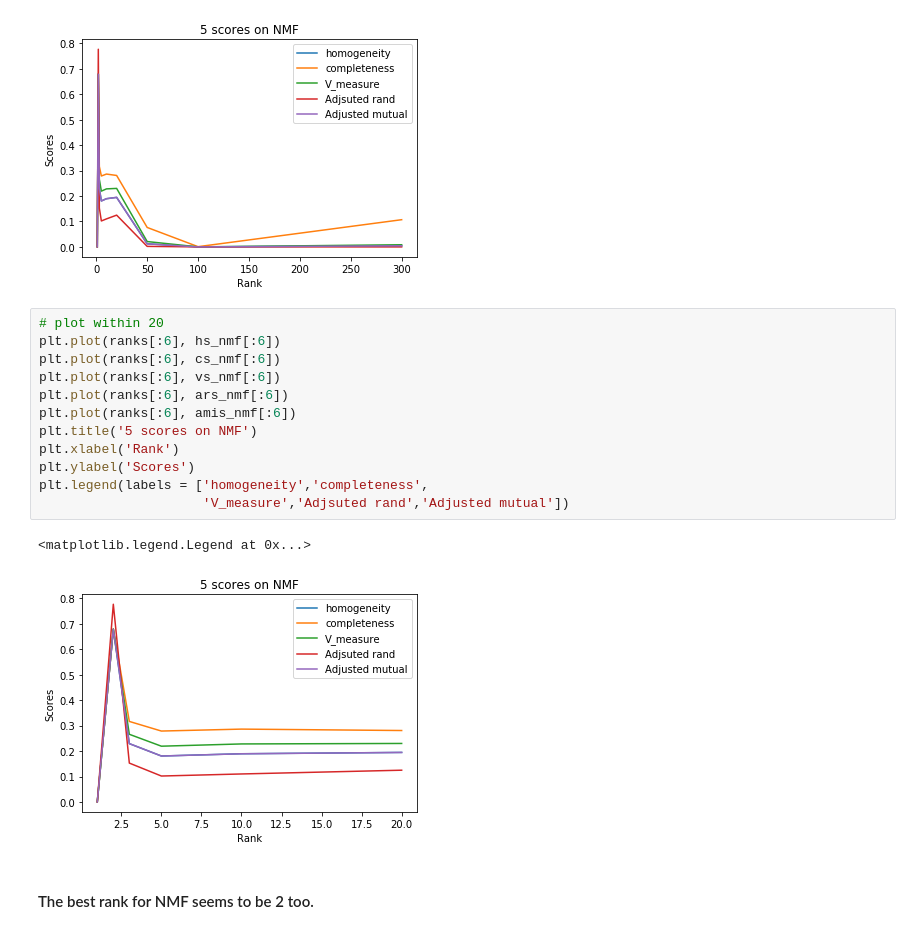
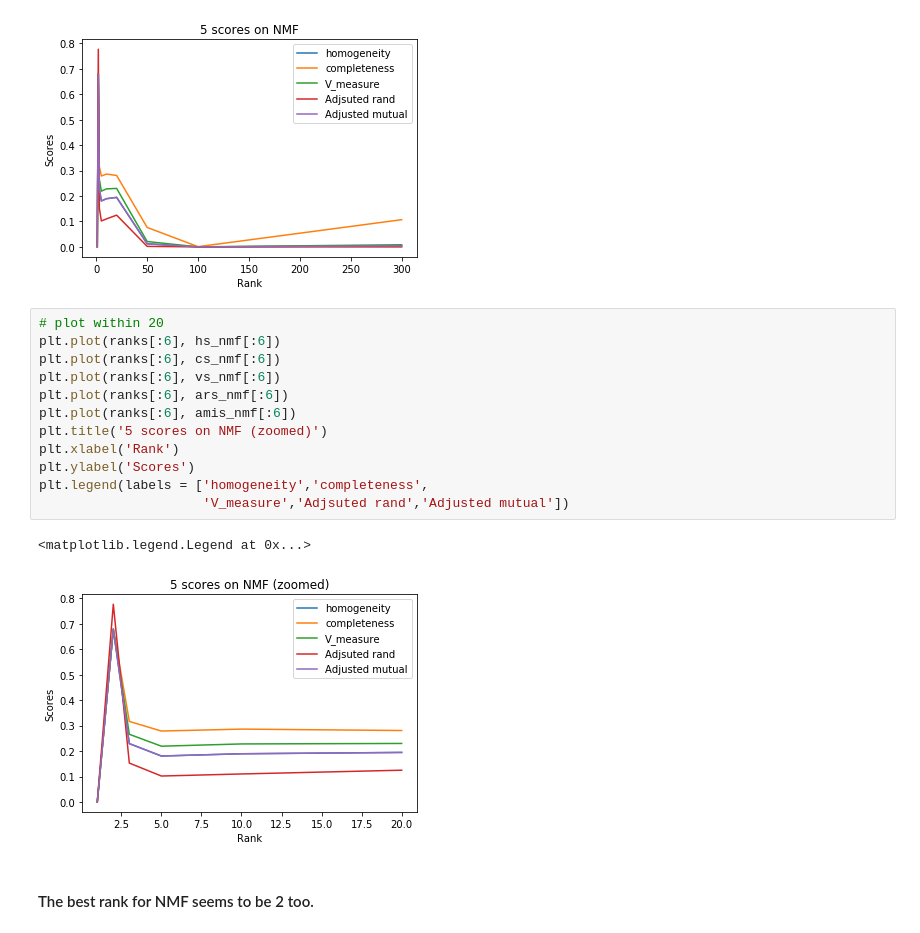
Before and after one commit to Shuyifan/ECE-219-Large-Scale-Data-Mining-Project, a Jupyter notebook: Project 2/Project 2.ipynb, the cells around one changed output. Drawn from its saved outputs; the diff is of its cells as text.

```diff
--- a/Project 2/Project 2.ipynb
+++ b/Project 2/Project 2.ipynb
@@ -245,18 +245,18 @@ plt.legend(labels = ['homogeneity','completeness',
 # %%
 # plot within 20
 plt.plot(ranks[:6], hs_nmf[:6])
 plt.plot(ranks[:6], cs_nmf[:6])
 plt.plot(ranks[:6], vs_nmf[:6])
 plt.plot(ranks[:6], ars_nmf[:6])
 plt.plot(ranks[:6], amis_nmf[:6])
-plt.title('5 scores on NMF')
+plt.title('5 scores on NMF (zoomed)')
 plt.xlabel('Rank')
 plt.ylabel('Scores')
 plt.legend(labels = ['homogeneity','completeness',
                      'V_measure','Adjsuted rand','Adjusted mutual'])
 # %% [output]
 <matplotlib.legend.Legend at 0x...>
-[figure, old version]
+[figure, new version]
 # %% [markdown]
 #### The best rank for NMF seems to be 2 too.
 # %% [markdown]
```
Also changed, not shown: parts of 48 cells of this notebook.
